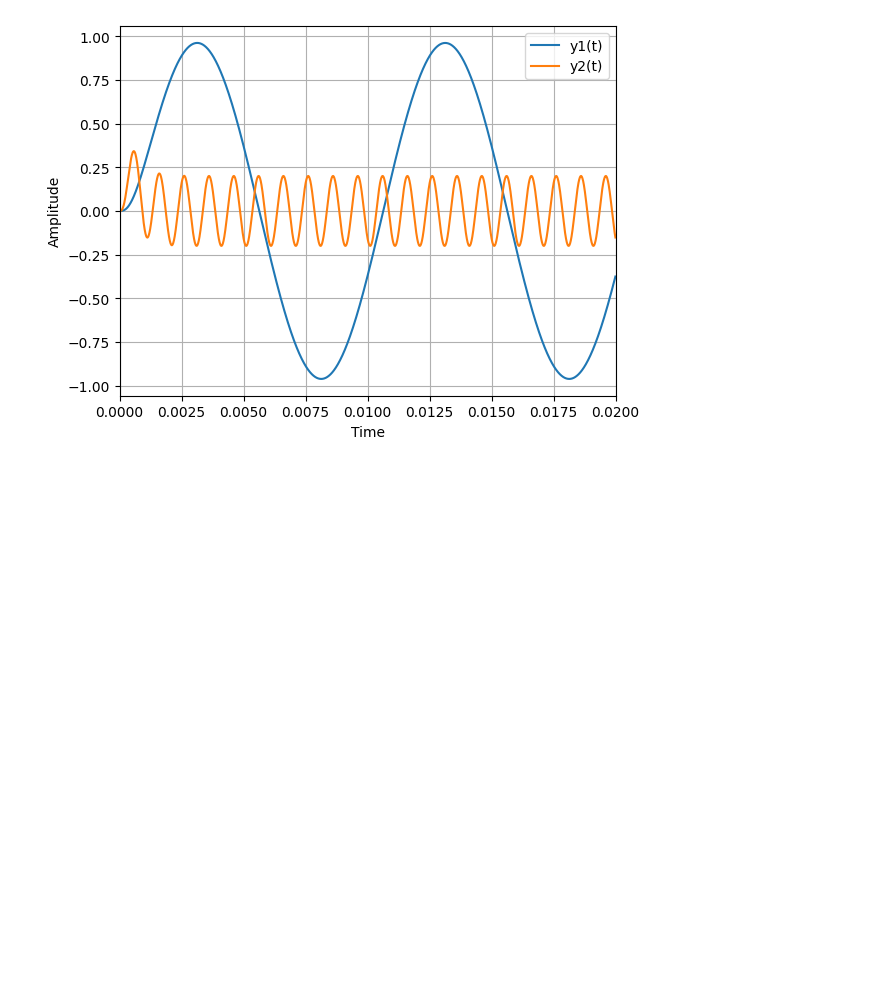
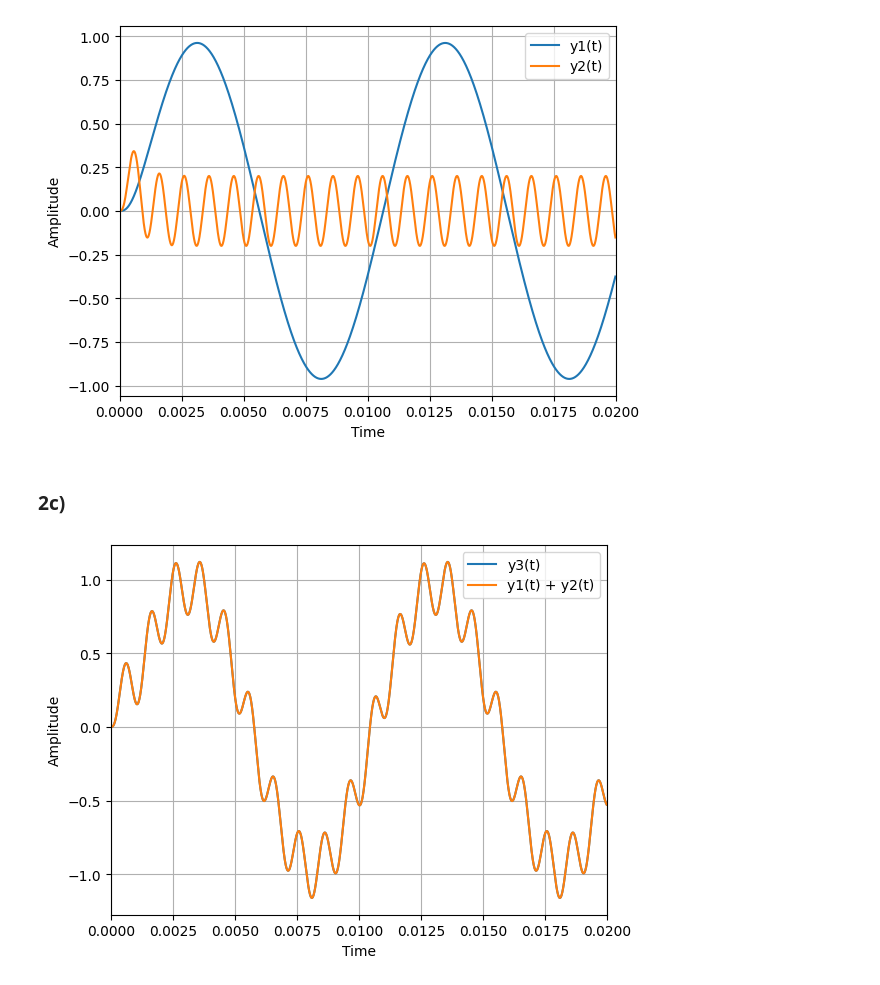
Before and after one commit to OliverHansson/Sigtrans_assignments, a Jupyter notebook: Assignment1/Assignment 1.ipynb, the cells around one changed output. Cells and saved outputs as stored; diff of their text form; code cells hidden in the pictures; blank space fills up the shorter version.

```diff
--- a/Assignment1/Assignment 1.ipynb
+++ b/Assignment1/Assignment 1.ipynb
@@ -155,3 +154,27 @@ ax.legend(loc='upper right') # Add legend
 plt.show()                 # Show the plot
 # %% [output]
 [figure]
+# %% [markdown]
+### 2c)
+# %%
+#We want to add x3(t) = x1(t) + x2(t)
+x3 = x1 + x2
+
+y3 = t2_increment * signal.convolve(x3, h, method='direct')
+y3 = y3[0:x3.shape[0]]
+
+
+# Plot y3(t) and y1(t)+y2(t)
+fig4, ax = plt.subplots()
+
+ax.plot(t2, y3, label='y3(t)')                 # Plot y3(t)
+ax.plot(t2, (y1 + y2), label='y1(t) + y2(t)')  # Plot y1(t) + y2(t)
+
+ax.set_xlabel('Time')        # Add x-axis label
+ax.set_ylabel('Amplitude')   # Add y-axis label
+ax.set_xlim(0, 0.02)         # Set x-axis limits 0-20 ms
+ax.grid(True)                # Turn on the grid
+ax.legend(loc='upper right') # Add legend
+plt.show()                   # Show the plot
+# %% [output]
+[figure, added]
```
Also changed, not shown: parts of 1 cell of this notebook.
